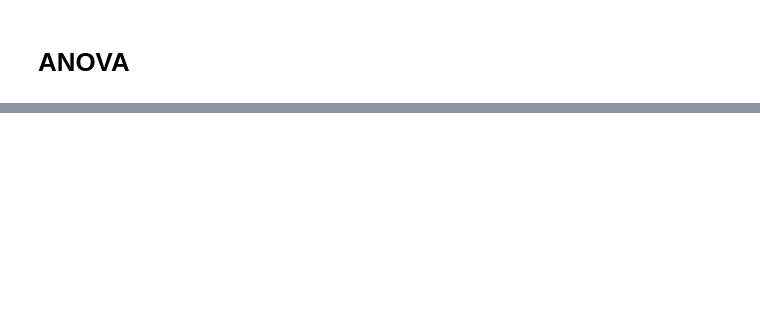
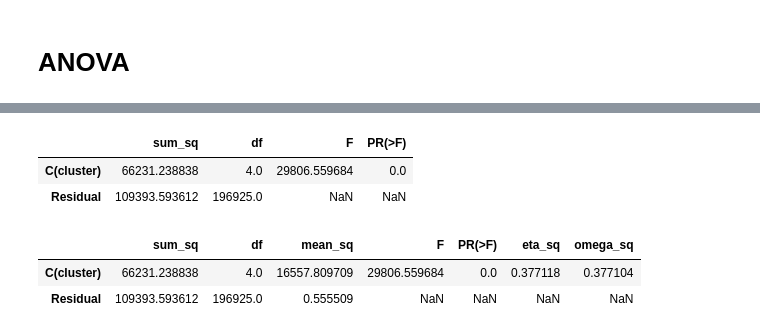
Before and after one commit to ThomasMeb/App_Sante_Publique_France, a Jupyter notebook: Explo.ipynb, the cells around one changed output, grey strips where cells are left out. Cells and saved outputs as stored; diff of their text form; code cells hidden in the pictures; blank space fills up the shorter version.

```diff
--- a/Explo.ipynb
+++ b/Explo.ipynb
@@ -582,3 +609,31 @@ plt.show()
+# %%
+import statsmodels.api as sm
+from statsmodels.formula.api import ols
+
+model = ols('F4 ~ C(cluster)', data=x_proj).fit()
+aov_table = sm.stats.anova_lm(model, typ=2)
+aov_table
+# %% [output]
+|  | sum_sq | df | F | PR(>F) |
+| C(cluster) | 66231.238838 | 4.0 | 29806.559684 | 0.0 |
+| Residual | 109393.593612 | 196925.0 | NaN | NaN |
+# %%
+def anova_table(aov):
+    aov['mean_sq'] = aov[:]['sum_sq']/aov[:]['df']
+
+    aov['eta_sq'] = aov[:-1]['sum_sq']/sum(aov['sum_sq'])
+
+    aov['omega_sq'] = (aov[:-1]['sum_sq']-(aov[:-1]['df']*aov['mean_sq'][-1]))/(sum(aov['sum_sq'])+aov['mean_sq'][-1])
+
+    cols = ['sum_sq', 'df', 'mean_sq', 'F', 'PR(>F)', 'eta_sq', 'omega_sq']
+    aov = aov[cols]
+    return aov
+
+anova_table(aov_table)
+# %% [output]
+|  | sum_sq | df | mean_sq | F | PR(>F) | eta_sq | omega_sq |
+| C(cluster) | 66231.238838 | 4.0 | 16557.809709 | 29806.559684 | 0.0 | 0.377118 | 0.377104 |
+| Residual | 109393.593612 | 196925.0 | 0.555509 | NaN | NaN | NaN | NaN |
 # %%
 pd.crosstab(x_proj['group'], x_proj['cluster'])
 # %% [output]
```
Also changed, not shown: parts of 27 cells of this notebook.
